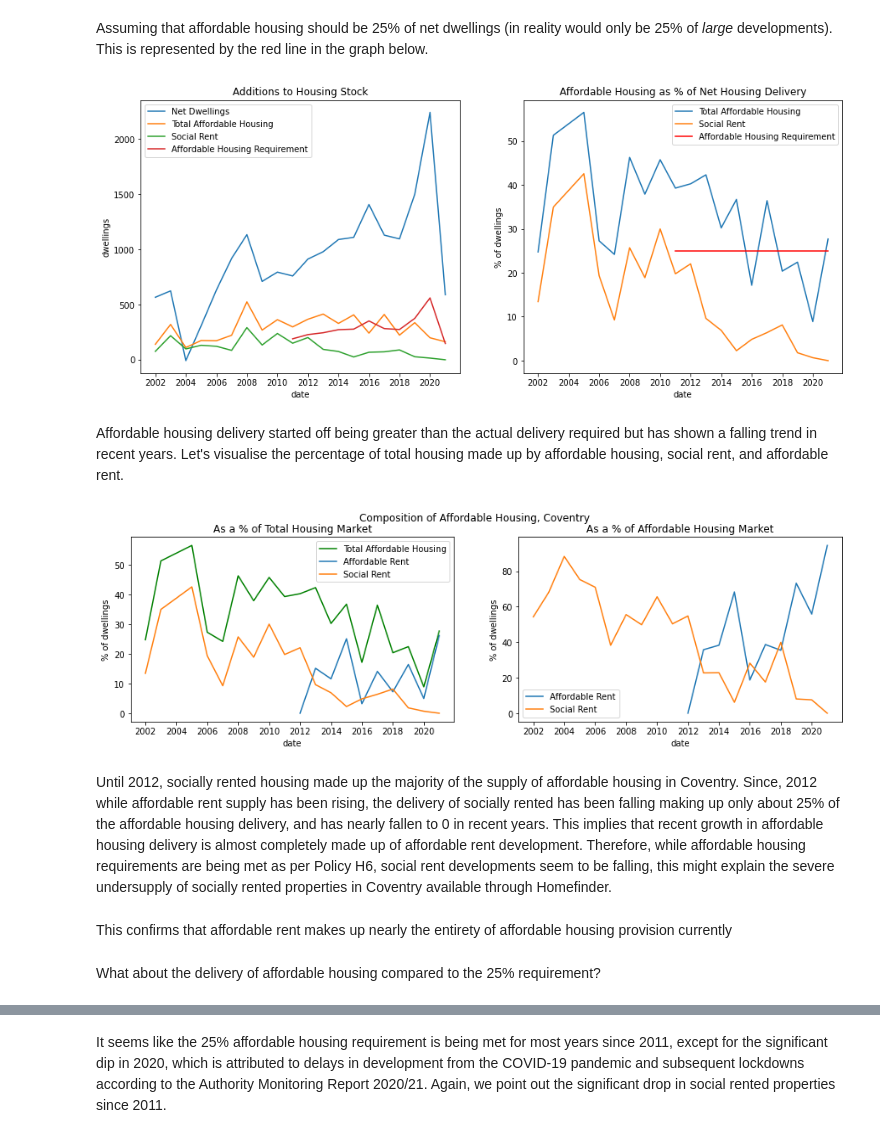
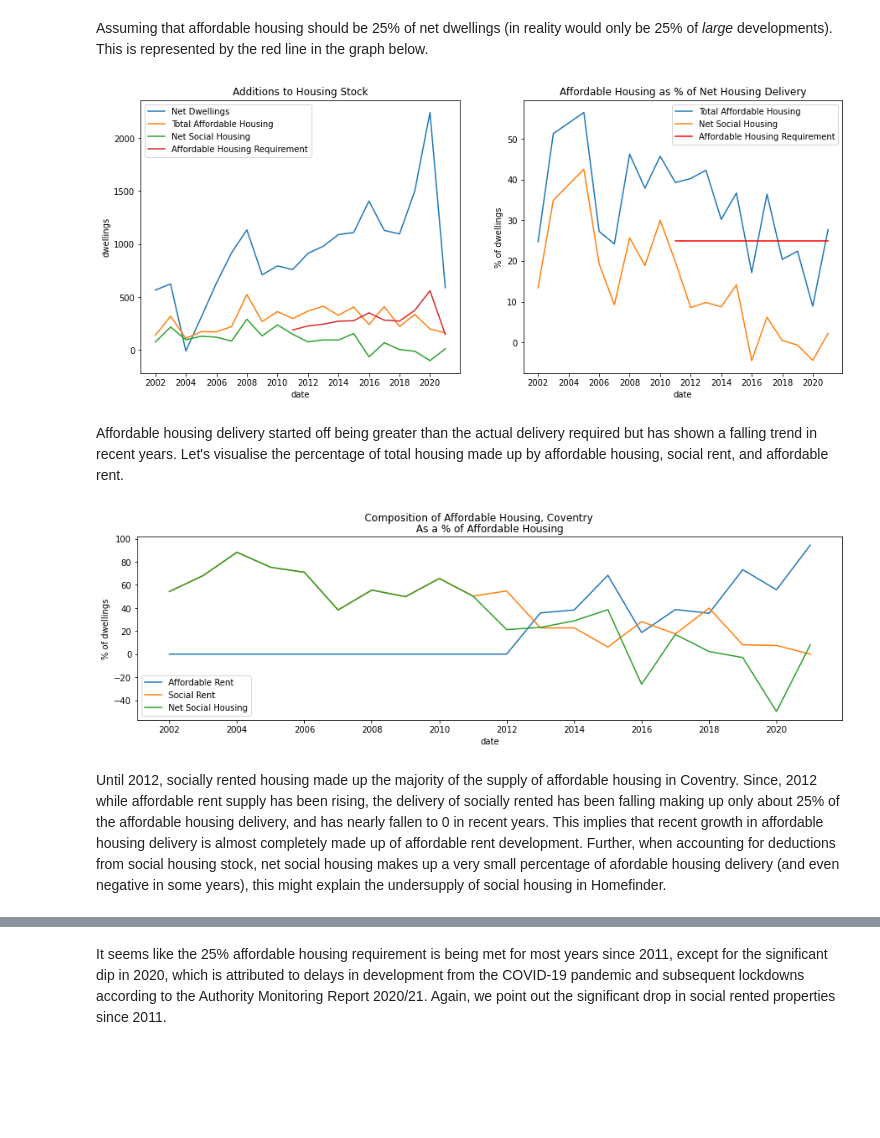
Before and after one commit to potato-bit/RA, a Jupyter notebook: cleaned datasets/analysis_h6.ipynb, the cells around one changed output, grey strips where cells are left out. Cells and saved outputs as stored; diff of their text form; code cells hidden in the pictures; blank space fills up the shorter version.

```diff
--- a/cleaned datasets/analysis_h6.ipynb
+++ b/cleaned datasets/analysis_h6.ipynb
@@ -139,5 +147,7 @@ dcov = pd.merge(dcov,df_SD,how='left',on=['LA_code','LA','year'])
+# %%
+dcov['SH'] = dcov['SR'] + dcov['AR']
 # %%
-dcov['netS'] = dcov['SR'] - dcov['total']
+dcov['netS'] = dcov['SH'] - dcov['total']
 # %%
 dcov.head()
 # %% [output]
@@ -309,52 +345,43 @@ dcov_t['AR/TAR'] = dcov_t['AR']/dcov_t['TAR']*100
 # %% [markdown]
 Visualising delivery of housing in Coventry
 # %%
-dcov_t['AR_req'] = 0.25*dcov_t.loc[dcov_t.year>2010,'netD']
+dcov_t['AH_req'] = 0.25*dcov_t.loc[dcov_t.year>2010,'netD']
 # %% [markdown]
 Assuming that affordable housing should be 25% of net dwellings (in reality would only be 25% of _large_ developments). This is represented by the red line in the graph below.
 # %%
-dcov_t['AR_req/netD'] = 25
+dcov_t['AH_req/netD'] = 25
 fig,axs = plt.subplots(1,2,figsize=(15,6))
 ax0 = sns.lineplot(x='date',y='netD',data=dcov_t,ax=axs[0])
-ax1 = sns.lineplot(x='date',y='TAR',data=dcov_t,ax=axs[0])
-ax2 = sns.lineplot(x='date',y='SR',data=dcov_t,ax=axs[0])
-ax3 = sns.lineplot(x='date',y='AR_req',data=dcov_t,ax=axs[0])
-ax4 = sns.lineplot(x='date',y='TAR_p',data=dcov_t,ax=axs[1])
-ax5 = sns.lineplot(x='date',y='SR_p',data=dcov_t,ax=axs[1])
-ax6 = sns.lineplot(x='date',y='AR_req/netD',data=dcov_t[dcov_t.loc[:,'year']>=2011],color='red',ax=axs[1])
-axs[0].legend(['Net Dwellings','Total Affordable Housing','Social Rent','Affordable Housing Requirement'])
+ax1 = sns.lineplot(x='date',y='TAD',data=dcov_t,ax=axs[0])
+ax2 = sns.lineplot(x='date',y='netS',data=dcov_t,ax=axs[0])
+ax3 = sns.lineplot(x='date',y='AH_req',data=dcov_t,ax=axs[0])
+ax4 = sns.lineplot(x='date',y='TAD_p',data=dcov_t,ax=axs[1])
+ax5 = sns.lineplot(x='date',y='netS_p',data=dcov_t,ax=axs[1])
+ax6 = sns.lineplot(x='date',y='AH_req/netD',data=dcov_t[dcov_t.loc[:,'year']>=2011],color='red',ax=axs[1])
+axs[0].legend(['Net Dwellings','Total Affordable Housing','Net Social Housing','Affordable Housing Requirement'])
 axs[0].set_ylabel('dwellings')
 axs[0].set_title('Additions to Housing Stock')
-axs[1].legend(['Total Affordable Housing','Social Rent','Affordable Housing Requirement'])
+axs[1].legend(['Total Affordable Housing','Net Social Housing','Affordable Housing Requirement'])
 axs[1].set_ylabel('% of dwellings')
 axs[1].set_title('Affordable Housing as % of Net Housing Delivery')
 ax4.invert_yaxis()
 fig.set_facecolor('white')
 # %% [output]
-[figure, old version]
+[figure, new version]
 # %% [markdown]
 Affordable housing delivery started off being greater than the actual delivery required but has shown a falling trend in recent years. Let's visualise the percentage of total housing made up by affordable housing, social rent, and affordable rent.
 # %%
-fig1, axs = plt.subplots(1,2,figsize=(15,4))
-ax1 = sns.lineplot(x='date',y='TAR_p',data=dcov_t,ax=axs[0],color='green')
-ax2 = sns.lineplot(x='date',y='AR_p',data=dcov_t,ax=axs[0])
-ax3 = sns.lineplot(x='date',y='SR_p',data=dcov_t,ax=axs[0])
-ax4 = sns.lineplot(x='date',y='AR/TAR',data=dcov_t,ax=axs[1])
-ax5 = sns.lineplot(x='date',y='SR/TAR',data=dcov_t,ax=axs[1])
-axs[0].legend(['Total Affordable Housing','Affordable Rent','Social Rent'])
-axs[0].set_ylabel('% of dwellings')
-axs[0].set_title('As a % of Total Housing Market')
-axs[1].legend(['Affordable Rent','Social Rent'])
-axs[1].set_ylabel('% of dwellings')
-axs[1].set_title('As a % of Affordable Housing Market')
-ax1.invert_yaxis()
+fig1, axs = plt.subplots(figsize=(15,4))
+ax1 = sns.lineplot(x='date',y='AR/TAD',data=dcov_t)
+ax2 = sns.lineplot(x='date',y='SR/TAD',data=dcov_t)
+ax3 = sns.lineplot(x='date',y='netS/TAD',data=dcov_t)
+axs.legend(['Affordable Rent','Social Rent','Net Social Housing'])
+axs.set_ylabel('% of dwellings')
+axs.set_title('As a % of Affordable Housing')
+ax0.invert_yaxis()
 fig1.suptitle('Composition of Affordable Housing, Coventry')
 fig1.set_facecolor('white')
 # %% [output]
-[figure, old version]
+[figure, new version]
 # %% [markdown]
-Until 2012, socially rented housing made up the majority of the supply of affordable housing in Coventry. Since, 2012 while affordable rent supply has been rising, the delivery of socially rented has been falling making up only about 25% of the affordable housing delivery, and has nearly fallen to 0 in recent years. This implies that recent growth in affordable housing delivery is almost completely made up of affordable rent development. Therefore, while affordable housing requirements are being met as per Policy H6, social rent developments seem to be falling, this might explain the severe undersupply of socially rented properties in Coventry available through Homefinder.
+Until 2012, socially rented housing made up the majority of the supply of affordable housing in Coventry. Since, 2012 while affordable rent supply has been rising, the delivery of socially rented has been falling making up only about 25% of the affordable housing delivery, and has nearly fallen to 0 in recent years. This implies that recent growth in affordable housing delivery is almost completely made up of affordable rent development. Further, when accounting for deductions from social housing stock, net social housing makes up a very small percentage of afordable housing delivery (and even negative in some years), this might explain the undersupply of social housing in Homefinder.
-# %% [markdown]
-This confirms that affordable rent makes up nearly the entirety of affordable housing provision currently
-# %% [markdown]
-What about the delivery of affordable housing compared to the 25% requirement?
```
Also changed, not shown: parts of 41 cells of this notebook, 4 other files.
